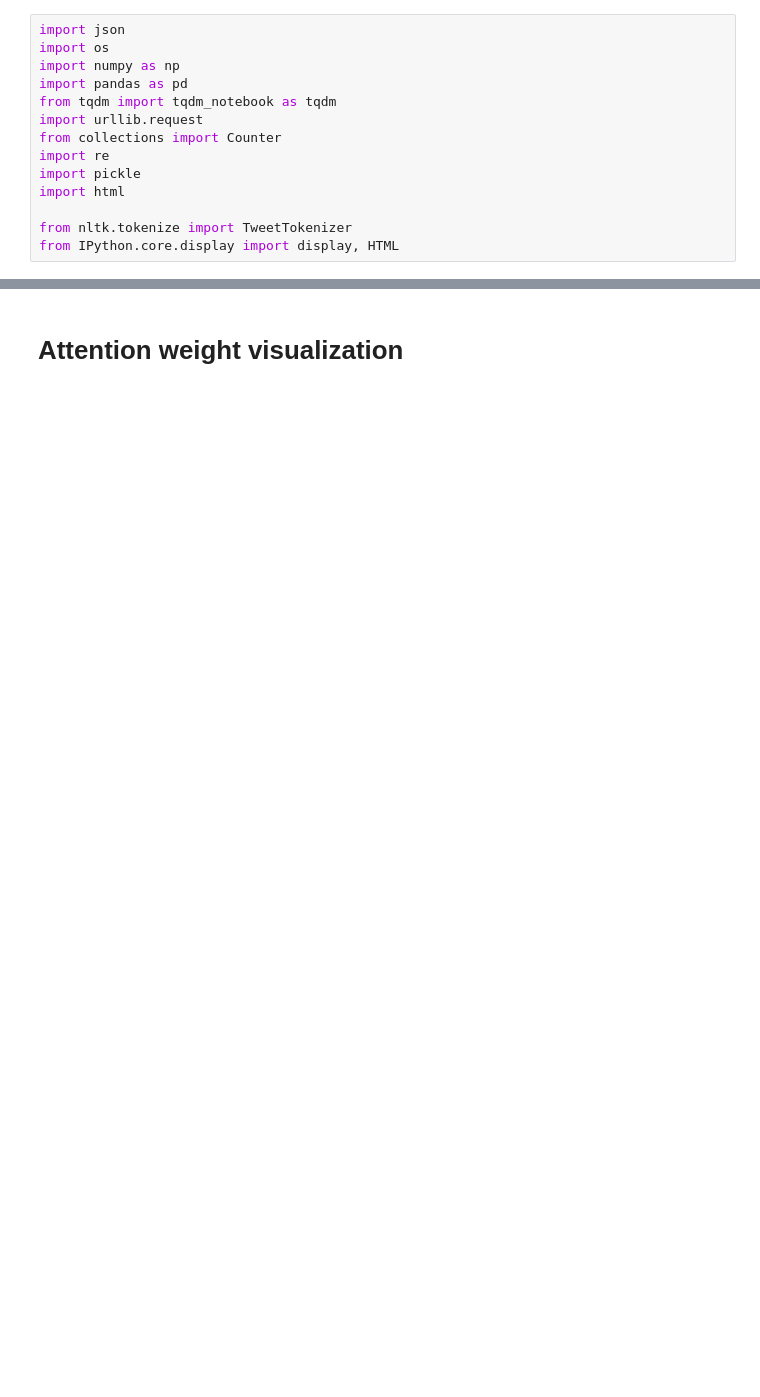
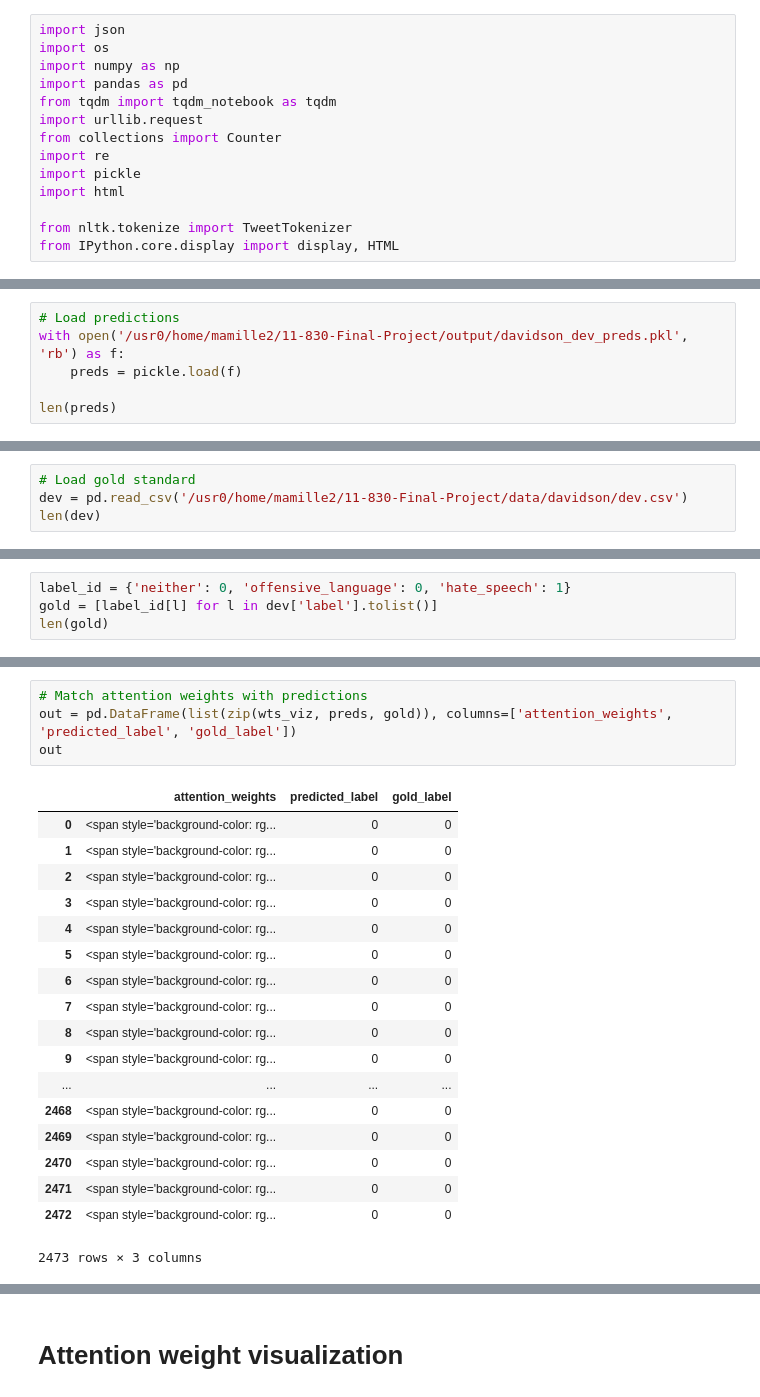
Before and after one commit to michaelmilleryoder/comp-ethics, a Jupyter notebook: jupyter/project.ipynb, the cells around one changed output, grey strips where cells are left out. Cells and saved outputs as stored; diff of their text form; blank space fills up the shorter version.

Commit message:
Project updates

```diff
--- a/jupyter/project.ipynb
+++ b/jupyter/project.ipynb
@@ -14,0 +17,6 @@ from IPython.core.display import display, HTML
+# %%
+# Load predictions
+with open('/usr0/home/mamille2/11-830-Final-Project/output/davidson_dev_preds.pkl', 'rb') as f:
+    preds = pickle.load(f)
+
+len(preds)
@@ -14,0 +29,4 @@ from IPython.core.display import display, HTML
+# %%
+# Load gold standard
+dev = pd.read_csv('/usr0/home/mamille2/11-830-Final-Project/data/davidson/dev.csv')
+len(dev)
@@ -14,0 +55,4 @@ from IPython.core.display import display, HTML
+# %%
+label_id = {'neither': 0, 'offensive_language': 0, 'hate_speech': 1}
+gold = [label_id[l] for l in dev['label'].tolist()]
+len(gold)
@@ -14,0 +87,23 @@ from IPython.core.display import display, HTML
+# %%
+# Match attention weights with predictions
+out = pd.DataFrame(list(zip(wts_viz, preds, gold)), columns=['attention_weights', 'predicted_label', 'gold_label'])
+out
+# %% [output]
+|  | attention_weights | predicted_label | gold_label |
+| 0 | <span style='background-color: rg... | 0 | 0 |
+| 1 | <span style='background-color: rg... | 0 | 0 |
+| 2 | <span style='background-color: rg... | 0 | 0 |
+| 3 | <span style='background-color: rg... | 0 | 0 |
+| 4 | <span style='background-color: rg... | 0 | 0 |
+| 5 | <span style='background-color: rg... | 0 | 0 |
+| 6 | <span style='background-color: rg... | 0 | 0 |
+| 7 | <span style='background-color: rg... | 0 | 0 |
+| 8 | <span style='background-color: rg... | 0 | 0 |
+| 9 | <span style='background-color: rg... | 0 | 0 |
+| ... | ... | ... | ... |
+| 2468 | <span style='background-color: rg... | 0 | 0 |
+| 2469 | <span style='background-color: rg... | 0 | 0 |
+| 2470 | <span style='background-color: rg... | 0 | 0 |
+| 2471 | <span style='background-color: rg... | 0 | 0 |
+| 2472 | <span style='background-color: rg... | 0 | 0 |
+2473 rows × 3 columns
```
Also changed, not shown: parts of 24 cells of this notebook, 1 other file.
